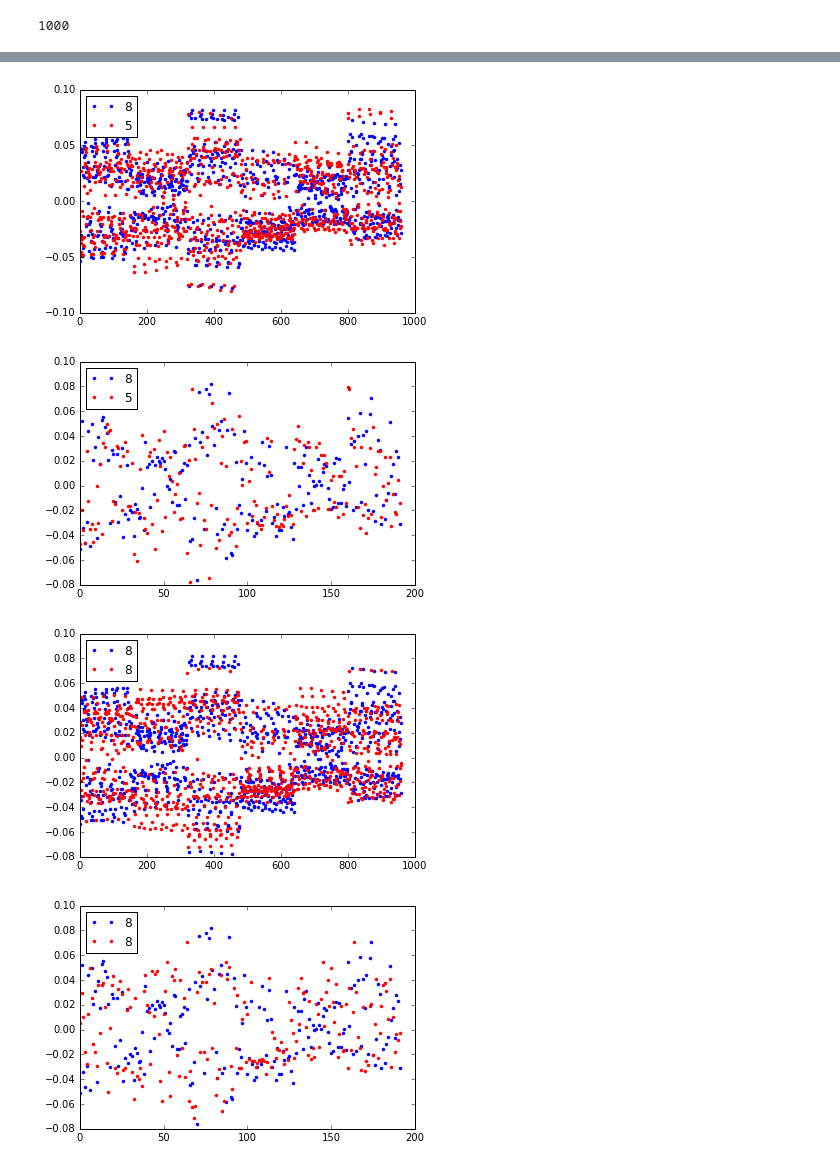
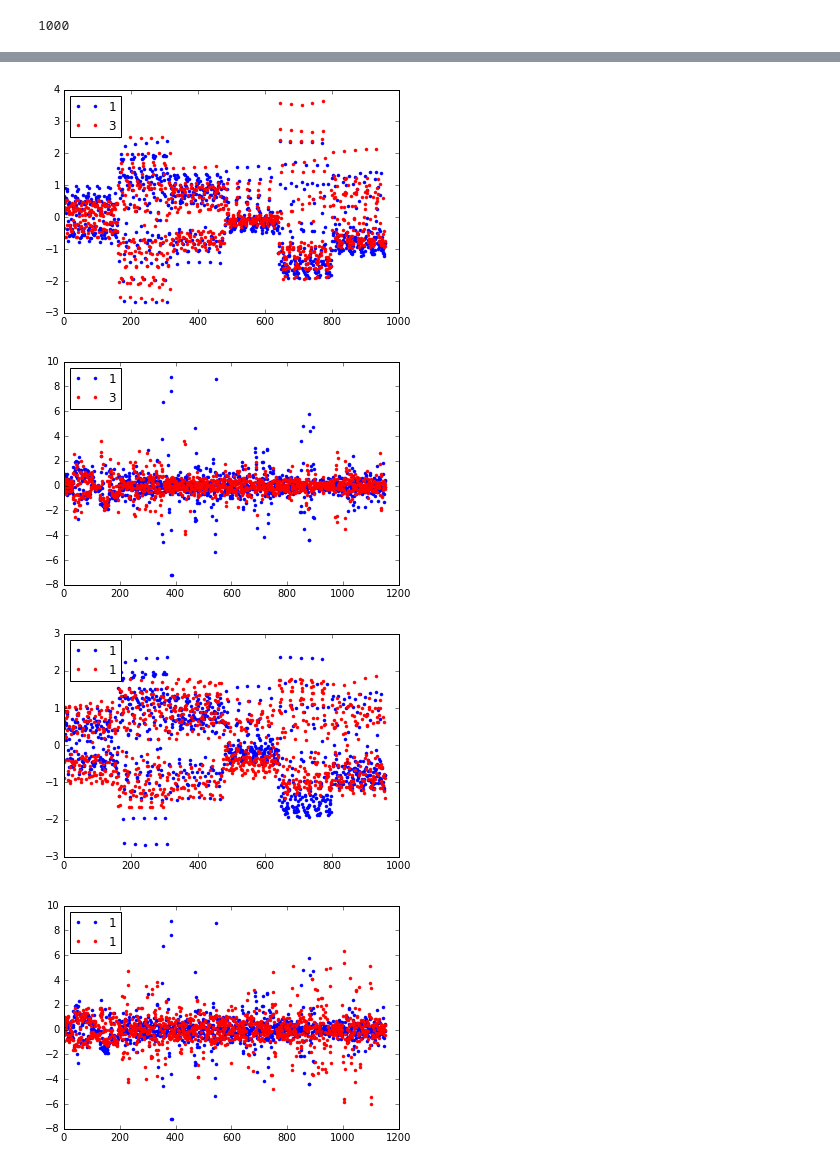
Before and after one commit to PrincetonUniversity/vox-music-classification, a Jupyter notebook: notebooks/fv-msvm.ipynb, the cells around one changed output, grey strips where cells are left out. Cells and saved outputs as stored; diff of their text form; code cells hidden in the pictures.

```diff
--- a/notebooks/fv-msvm.ipynb
+++ b/notebooks/fv-msvm.ipynb
@@ -78,51 +108,34 @@ norm. std in range [1.0000, 1.0000]
 # %%
-def rifflep(x, off, T):
-    perm = np.empty(len(x), dtype=int)
-    ctr = 0
-    for i in range(0, len(x), T):
-        for j in range(off):
-            nxt = ctr + T // off
-            perm[ctr:nxt] = range(j, T, off)
-            perm[ctr:nxt] += i
-            ctr = nxt
-    return x[perm]
-
-def riffle(x):
-    large_period = 960 // 6
-    small_period = large_period // 5
-    riffled = rifflep(x, small_period, large_period)
-    rs = 960 // 5, 5
-    return np.average(riffled.reshape(rs), axis=1)
-
 #f, [[ax1, ax2], [ax3, ax4]] = plt.subplots(2, 2)
 ax1, ax2, ax3, ax4 = (plt.subplots()[1] for i in range(4))
+diff_label = np.where(trY != trY[0])[0][1]
 #ax1 = fig.add_subplot(111)
-ax1.plot(trX[0], c='b', marker='.', linestyle='', label=trY[0])
-ax1.plot(trX[1], c='r', marker='.', linestyle='', label=trY[1])
+ax1.plot(trXadj[0], c='b', marker='.', linestyle='', label=trY[0])
+ax1.plot(trXadj[diff_label], c='r', marker='.', linestyle='', label=trY[diff_label])
 ax1.legend(loc=2)
 #ax2 = fig.add_subplot(212)
-ax2.plot(riffle(trX[0]), c='b', marker='.', linestyle='', label=trY[0])
-ax2.plot(riffle(trX[1]), c='r', marker='.', linestyle='', label=trY[1])
+ax2.plot(trXrff[0], c='b', marker='.', linestyle='', label=trY[0])
+ax2.plot(trXrff[diff_label], c='r', marker='.', linestyle='', label=trY[diff_label])
 ax2.legend(loc=2)
 same_label = np.where(trY == trY[0])[0][1]
 #ax3 = fig.add_subplot(321)
-ax3.plot(trX[0], c='b', marker='.', linestyle='', label=trY[0])
-ax3.plot(trX[same_label], c='r', marker='.', linestyle='', label=trY[same_label])
+ax3.plot(trXadj[0], c='b', marker='.', linestyle='', label=trY[0])
+ax3.plot(trXadj[same_label], c='r', marker='.', linestyle='', label=trY[same_label])
 ax3.legend(loc=2)
 #ax4 = fig.add_subplot(422)
-ax4.plot(riffle(trX[0]), c='b', marker='.', linestyle='', label=trY[0])
-ax4.plot(riffle(trX[same_label]), c='r', marker='.', linestyle='', label=trY[same_label])
+ax4.plot(trXrff[0], c='b', marker='.', linestyle='', label=trY[0])
+ax4.plot(trXrff[same_label], c='r', marker='.', linestyle='', label=trY[same_label])
 ax4.legend(loc=2)
 plt.show()
 # no missing data
 # todo riffle
 # look at classifier selection ppt
 # below is definately just 2d
 # %% [output]
-[figure, old version]
+[figure, new version]
-[figure, old version]
+[figure, new version]
-[figure, old version]
+[figure, new version]
-[figure, old version]
+[figure, new version]
 # %%
 from sklearn.tree import DecisionTreeClassifier
 from sklearn.ensemble import AdaBoostClassifier
```
Also changed, not shown: parts of 8 cells of this notebook, 6 other files.
